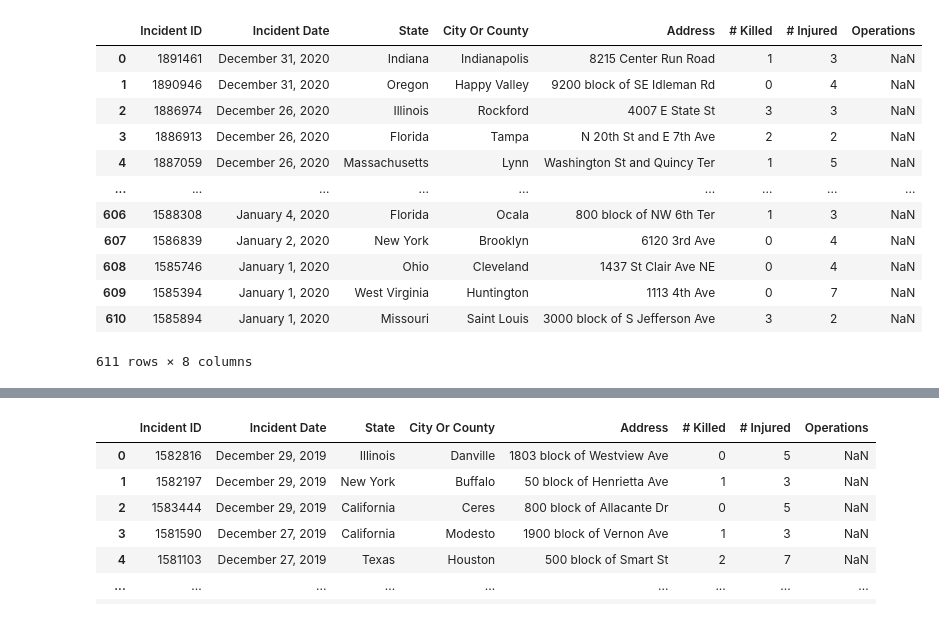
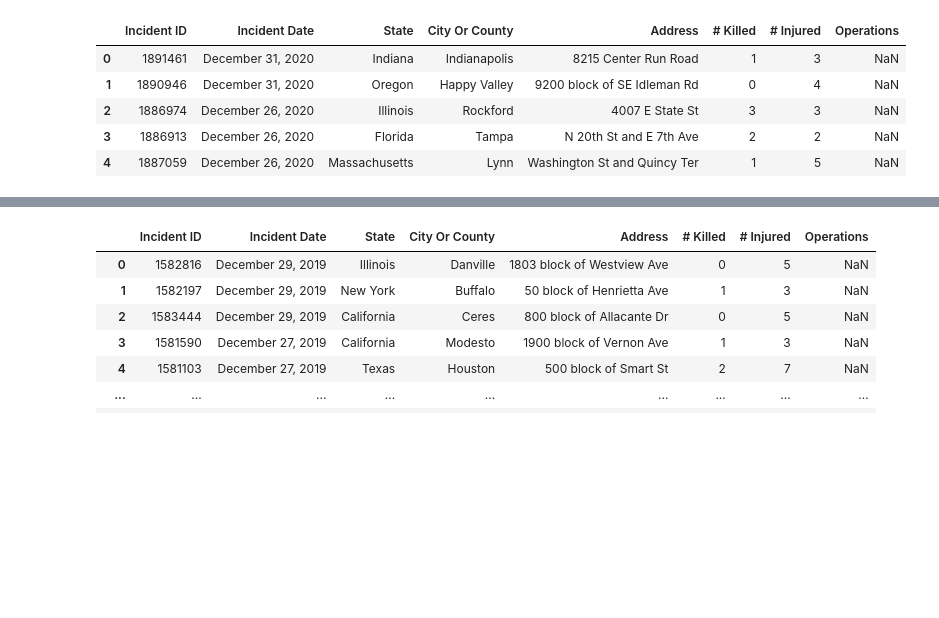
Before and after one commit to dakotajcollins/Project-3-Gun_Violence, a Jupyter notebook: Trevor/Untitled.ipynb, the cells around one changed output, grey strips where cells are left out. Drawn from its saved outputs; the diff is of its cells as text; code cells hidden in the pictures; blank space fills up the shorter version.

```diff
--- a/Trevor/Untitled.ipynb
+++ b/Trevor/Untitled.ipynb
@@ -27,17 +22,10 @@ df_2019
 # %%
-df_2020
+df_2020.head()
 # %% [output]
 |  | Incident ID | Incident Date | State | City Or County | Address | # Killed | # Injured | Operations |
 | 0 | 1891461 | December 31, 2020 | Indiana | Indianapolis | 8215 Center Run Road | 1 | 3 | NaN |
 | 1 | 1890946 | December 31, 2020 | Oregon | Happy Valley | 9200 block of SE Idleman Rd | 0 | 4 | NaN |
 | 2 | 1886974 | December 26, 2020 | Illinois | Rockford | 4007 E State St | 3 | 3 | NaN |
 | 3 | 1886913 | December 26, 2020 | Florida | Tampa | N 20th St and E 7th Ave | 2 | 2 | NaN |
 | 4 | 1887059 | December 26, 2020 | Massachusetts | Lynn | Washington St and Quincy Ter | 1 | 5 | NaN |
-| ... | ... | ... | ... | ... | ... | ... | ... | ... |
-| 606 | 1588308 | January 4, 2020 | Florida | Ocala | 800 block of NW 6th Ter | 1 | 3 | NaN |
-| 607 | 1586839 | January 2, 2020 | New York | Brooklyn | 6120 3rd Ave | 0 | 4 | NaN |
-| 608 | 1585746 | January 1, 2020 | Ohio | Cleveland | 1437 St Clair Ave NE | 0 | 4 | NaN |
-| 609 | 1585394 | January 1, 2020 | West Virginia | Huntington | 1113 4th Ave | 0 | 7 | NaN |
-| 610 | 1585894 | January 1, 2020 | Missouri | Saint Louis | 3000 block of S Jefferson Ave | 3 | 2 | NaN |
-611 rows × 8 columns
 # %%
```
Also changed, not shown: parts of 34 cells of this notebook, 3 other files.
